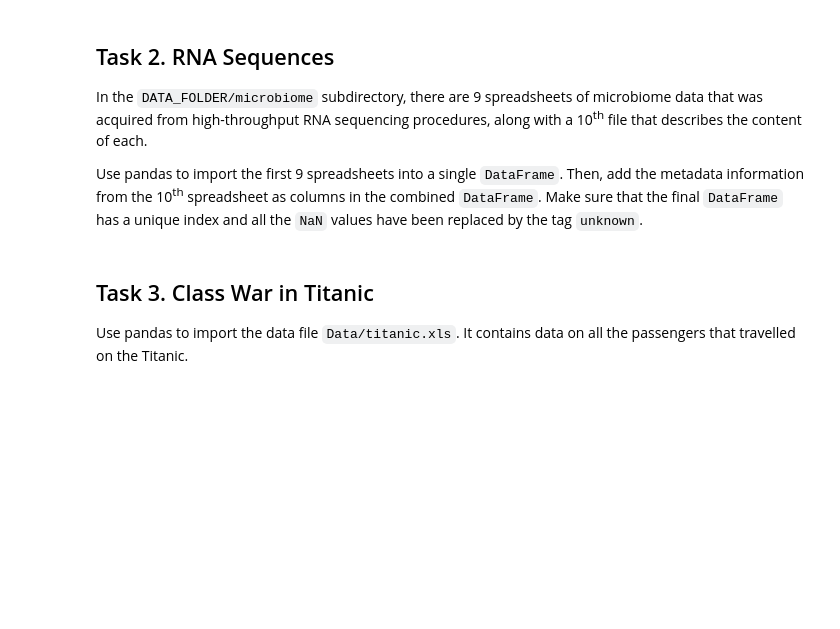
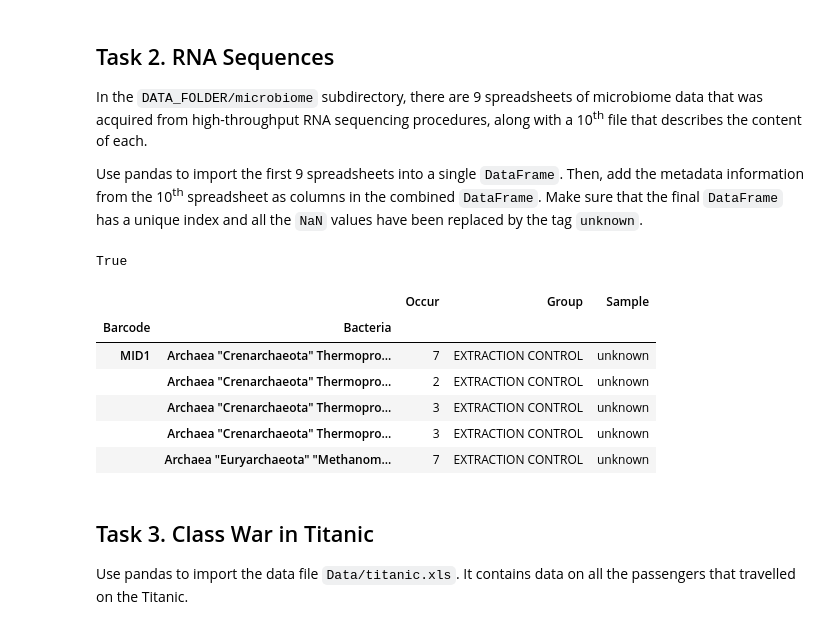
Before and after one commit to shaginhekvs/ada_course, a Jupyter notebook: Homework 1.ipynb, the cells around one changed output. Drawn from its saved outputs; the diff is of its cells as text; code cells hidden in the pictures; blank space fills up the shorter version.

```diff
--- a/Homework 1.ipynb
+++ b/Homework 1.ipynb
@@ -229,3 +227,53 @@ Make sure that the final `DataFrame` has a unique index and all the `NaN` values
+# %%
+# Write your answer here
+
+# import the 9 spreadsheets into a dataFrame, and store the legth of each for subsequent use
+lenghts = []
+df_2 = pd.DataFrame()
+data_folder = './Data/microbiome/'
+files_list = os.listdir(data_folder)
+for file_name in files_list[1:]:
+    df_new=pd.read_excel(data_folder+'/'+file_name, header = None)
+    df_2=pd.concat([df_2,df_new],axis=0, ignore_index = True)
+    lenghts.append(len(df_new))
+
+df_2.tail()
+df_2.columns= ['Bacteria', 'Occur']
+# %%
+# Is this optimal?
+metadata = pd.read_excel(data_folder+'/'+'metadata.xls')
+metadata.head
+#Add columns group, sample, barcode
+metadata.loc[1].BARCODE
+metadata.loc[1]
+group_col = pd.DataFrame()
+sample_col = pd.DataFrame()
+barcode_col = pd.DataFrame()
+for i in range (9):
+    group_col = pd.concat([group_col, pd.Series([metadata.loc[i].GROUP] * lenghts[i])],ignore_index=True,verify_integrity = True)
+    sample_col = pd.concat([sample_col, pd.Series([metadata.loc[i].SAMPLE] * lenghts[i])], ignore_index=True, verify_integrity= True)
+    barcode_col = pd.concat([barcode_col, pd.Series([metadata.loc[i].BARCODE] * lenghts[i])], ignore_index=True, verify_integrity= True)
+# add the columns to the data
+df_2['Group'] = group_col
+df_2['Sample'] = sample_col
+df_2['Barcode'] = barcode_col
+# %%
+# Hierarchical indexing based on barcode and then bacteria
+df_idx = df_2.set_index([ 'Barcode', 'Bacteria'])
+df_idx.index.is_unique
+# %% [output]
+True
+# %%
+df_idx = df_idx.fillna('unknown')
+df_idx.head()
+# %% [output]
+|  |  | Occur | Group | Sample |
+| Barcode | Bacteria |  |  |  |
+| MID1 | Archaea "Crenarchaeota" Thermopro... | 7 | EXTRACTION CONTROL | unknown |
+|  | Archaea "Crenarchaeota" Thermopro... | 2 | EXTRACTION CONTROL | unknown |
+|  | Archaea "Crenarchaeota" Thermopro... | 3 | EXTRACTION CONTROL | unknown |
+|  | Archaea "Crenarchaeota" Thermopro... | 3 | EXTRACTION CONTROL | unknown |
+|  | Archaea "Euryarchaeota" "Methanom... | 7 | EXTRACTION CONTROL | unknown |
 # %% [markdown]
 ## Task 3. Class War in Titanic
 
```
Also changed, not shown: parts of 1 cell of this notebook.
